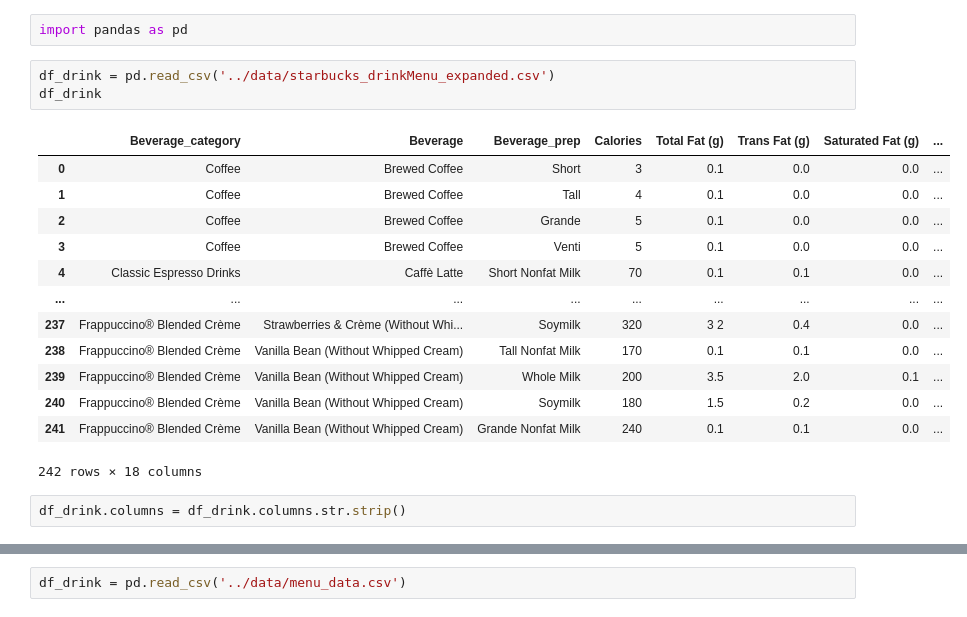
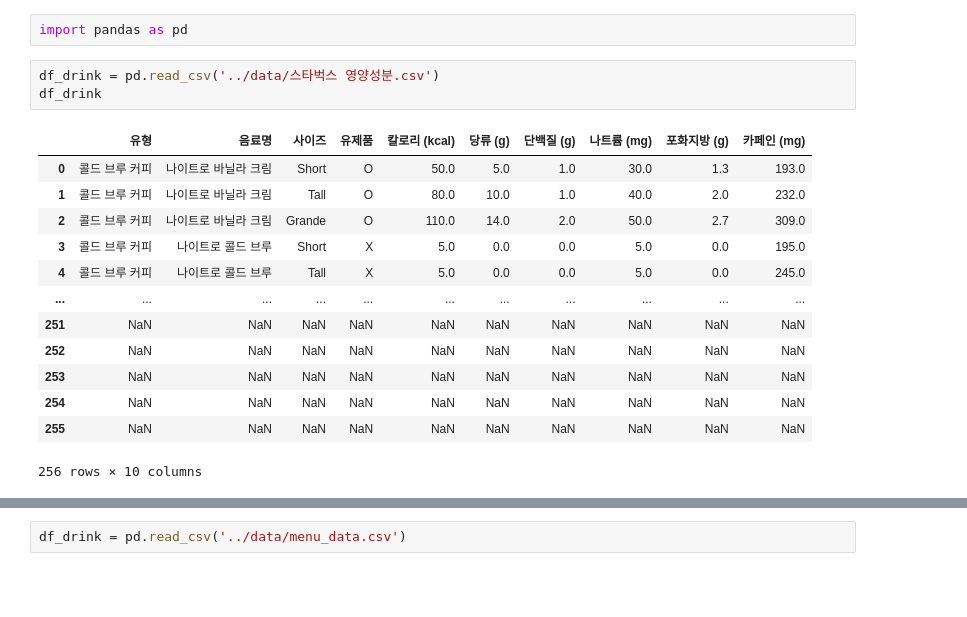
Before and after one commit to codekookiz/recom-starbucks-app, a Jupyter notebook: jupyter_notebook/menu_data.ipynb, the cells around one changed output, grey strips where cells are left out. Saved outputs shown, nothing was run; the diff lists cells and outputs as text; blank space fills up the shorter version.

```diff
--- a/jupyter_notebook/menu_data.ipynb
+++ b/jupyter_notebook/menu_data.ipynb
@@ -1,24 +1,22 @@
 # %%
 import pandas as pd
 # %%
-df_drink = pd.read_csv('../data/starbucks_drinkMenu_expanded.csv')
+df_drink = pd.read_csv('../data/스타벅스 영양성분.csv')
 df_drink
 # %% [output]
-|  | Beverage_category | Beverage | Beverage_prep | Calories | Total Fat (g) | Trans Fat (g) | Saturated Fat (g) | ... |
-| 0 | Coffee | Brewed Coffee | Short | 3 | 0.1 | 0.0 | 0.0 | ... |
-| 1 | Coffee | Brewed Coffee | Tall | 4 | 0.1 | 0.0 | 0.0 | ... |
-| 2 | Coffee | Brewed Coffee | Grande | 5 | 0.1 | 0.0 | 0.0 | ... |
-| 3 | Coffee | Brewed Coffee | Venti | 5 | 0.1 | 0.0 | 0.0 | ... |
-| 4 | Classic Espresso Drinks | Caffè Latte | Short Nonfat Milk | 70 | 0.1 | 0.1 | 0.0 | ... |
-| ... | ... | ... | ... | ... | ... | ... | ... | ... |
-| 237 | Frappuccino® Blended Crème | Strawberries & Crème (Without Whi... | Soymilk | 320 | 3 2 | 0.4 | 0.0 | ... |
-| 238 | Frappuccino® Blended Crème | Vanilla Bean (Without Whipped Cream) | Tall Nonfat Milk | 170 | 0.1 | 0.1 | 0.0 | ... |
-| 239 | Frappuccino® Blended Crème | Vanilla Bean (Without Whipped Cream) | Whole Milk | 200 | 3.5 | 2.0 | 0.1 | ... |
-| 240 | Frappuccino® Blended Crème | Vanilla Bean (Without Whipped Cream) | Soymilk | 180 | 1.5 | 0.2 | 0.0 | ... |
-| 241 | Frappuccino® Blended Crème | Vanilla Bean (Without Whipped Cream) | Grande Nonfat Milk | 240 | 0.1 | 0.1 | 0.0 | ... |
+|  | 유형 | 음료명 | 사이즈 | 유제품 | 칼로리 (kcal) | 당류 (g) | 단백질 (g) | 나트륨 (mg) | 포화지방 (g) | 카페인 (mg) |
+| 0 | 콜드 브루 커피 | 나이트로 바닐라 크림 | Short | O | 50.0 | 5.0 | 1.0 | 30.0 | 1.3 | 193.0 |
+| 1 | 콜드 브루 커피 | 나이트로 바닐라 크림 | Tall | O | 80.0 | 10.0 | 1.0 | 40.0 | 2.0 | 232.0 |
+| 2 | 콜드 브루 커피 | 나이트로 바닐라 크림 | Grande | O | 110.0 | 14.0 | 2.0 | 50.0 | 2.7 | 309.0 |
+| 3 | 콜드 브루 커피 | 나이트로 콜드 브루 | Short | X | 5.0 | 0.0 | 0.0 | 5.0 | 0.0 | 195.0 |
+| 4 | 콜드 브루 커피 | 나이트로 콜드 브루 | Tall | X | 5.0 | 0.0 | 0.0 | 5.0 | 0.0 | 245.0 |
+| ... | ... | ... | ... | ... | ... | ... | ... | ... | ... | ... |
+| 251 | NaN | NaN | NaN | NaN | NaN | NaN | NaN | NaN | NaN | NaN |
+| 252 | NaN | NaN | NaN | NaN | NaN | NaN | NaN | NaN | NaN | NaN |
+| 253 | NaN | NaN | NaN | NaN | NaN | NaN | NaN | NaN | NaN | NaN |
+| 254 | NaN | NaN | NaN | NaN | NaN | NaN | NaN | NaN | NaN | NaN |
+| 255 | NaN | NaN | NaN | NaN | NaN | NaN | NaN | NaN | NaN | NaN |
-242 rows × 18 columns
+256 rows × 10 columns
-# %%
-df_drink.columns = df_drink.columns.str.strip()
 # %%
 df_drink.dtypes
 # %% [output]
```
Also changed, not shown: parts of 28 cells of this notebook, 16 other files.
